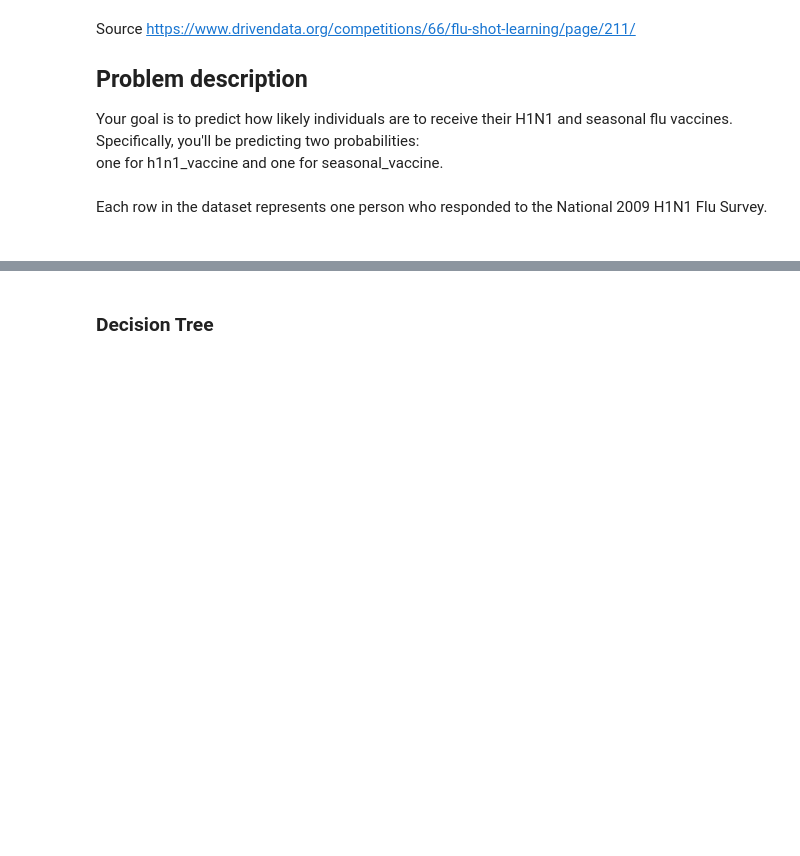
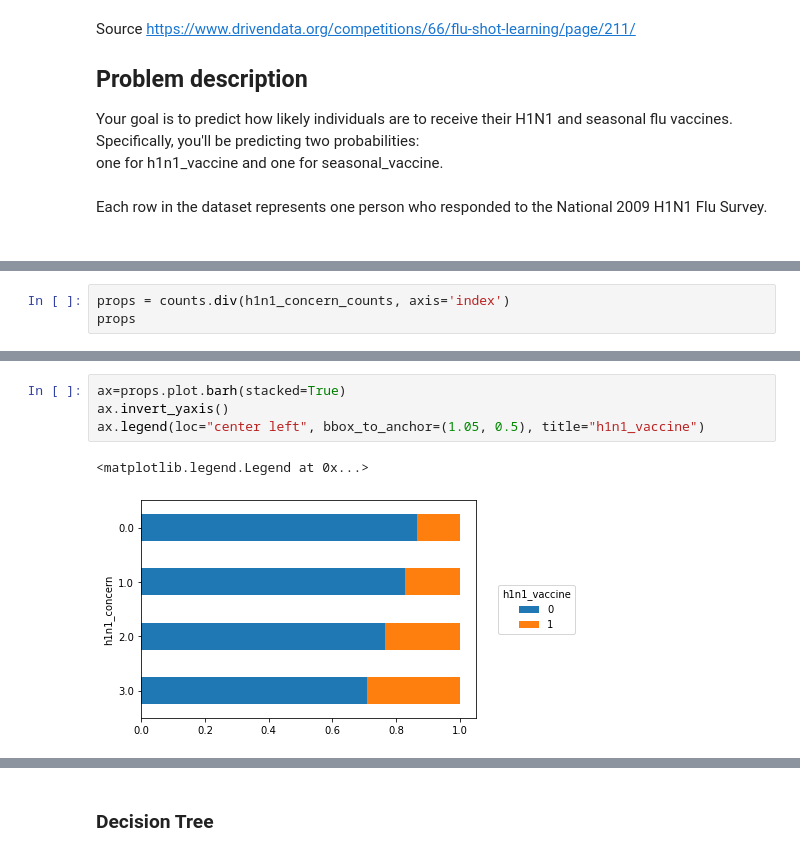
Before and after one commit to BorScho/FluShot_Competition, a Jupyter notebook: flu_shot.ipynb, the cells around one changed output, grey strips where cells are left out. Drawn from its saved outputs; the diff is of its cells as text; blank space fills up the shorter version.

```diff
--- a/flu_shot.ipynb
+++ b/flu_shot.ipynb
@@ -351,0 +274,3 @@ sesonal accuracy: 0.677
+# %%
+props = counts.div(h1n1_concern_counts, axis='index')
+props
@@ -351,0 +284,7 @@ sesonal accuracy: 0.677
+# %%
+ax=props.plot.barh(stacked=True)
+ax.invert_yaxis()
+ax.legend(loc="center left", bbox_to_anchor=(1.05, 0.5), title="h1n1_vaccine")
+# %% [output]
+<matplotlib.legend.Legend at 0x...>
+[figure, added]
```
Also changed, not shown: parts of 109 cells of this notebook, 1 other file.
